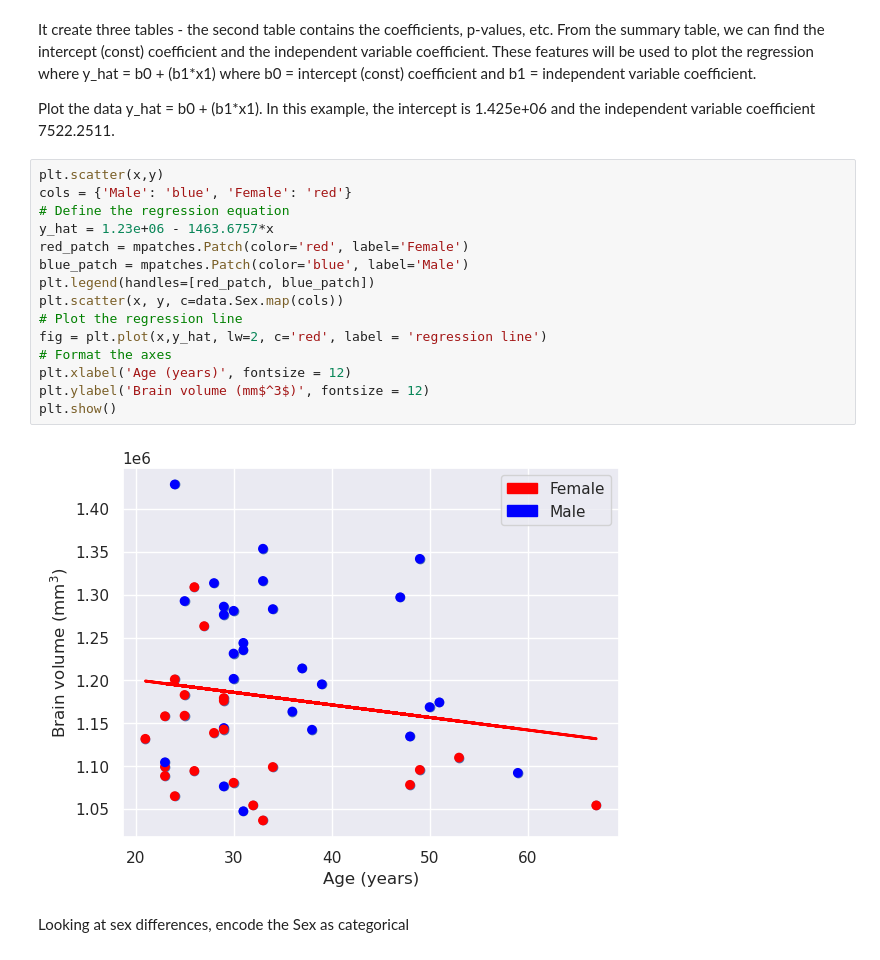
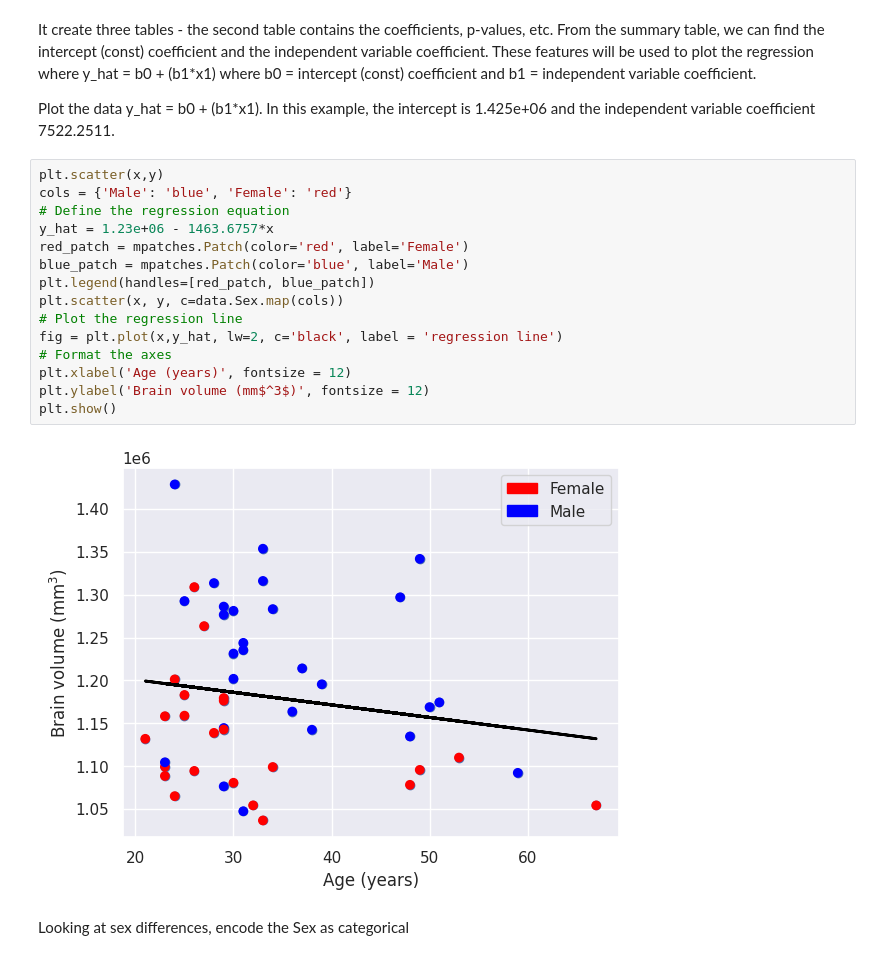
Before and after one commit to ReproNim/FAIR_neuroimaging_with_NIDM, a Jupyter notebook: scripts/regression_brainvolume.ipynb, the cells around one changed output. Cells and saved outputs as stored; diff of their text form.

```diff
--- a/scripts/regression_brainvolume.ipynb
+++ b/scripts/regression_brainvolume.ipynb
@@ -112,20 +112,20 @@ Plot the data y_hat = b0 + (b1*x1). In this example, the intercept is 1.425e+06
 # %%
 plt.scatter(x,y)
 cols = {'Male': 'blue', 'Female': 'red'}
 # Define the regression equation
 y_hat = 1.23e+06 - 1463.6757*x
 red_patch = mpatches.Patch(color='red', label='Female')
 blue_patch = mpatches.Patch(color='blue', label='Male')
 plt.legend(handles=[red_patch, blue_patch])
 plt.scatter(x, y, c=data.Sex.map(cols))
 # Plot the regression line
-fig = plt.plot(x,y_hat, lw=2, c='red', label = 'regression line')
+fig = plt.plot(x,y_hat, lw=2, c='black', label = 'regression line')
 # Format the axes
 plt.xlabel('Age (years)', fontsize = 12)
 plt.ylabel('Brain volume (mm$^3$)', fontsize = 12)
 plt.show()
 # %% [output]
-[figure, old version]
+[figure, new version]
 # %% [markdown]
 Looking at sex differences, encode the Sex as categorical
 # %%
```
Also changed, not shown: parts of 5 cells of this notebook, 1 other file.
